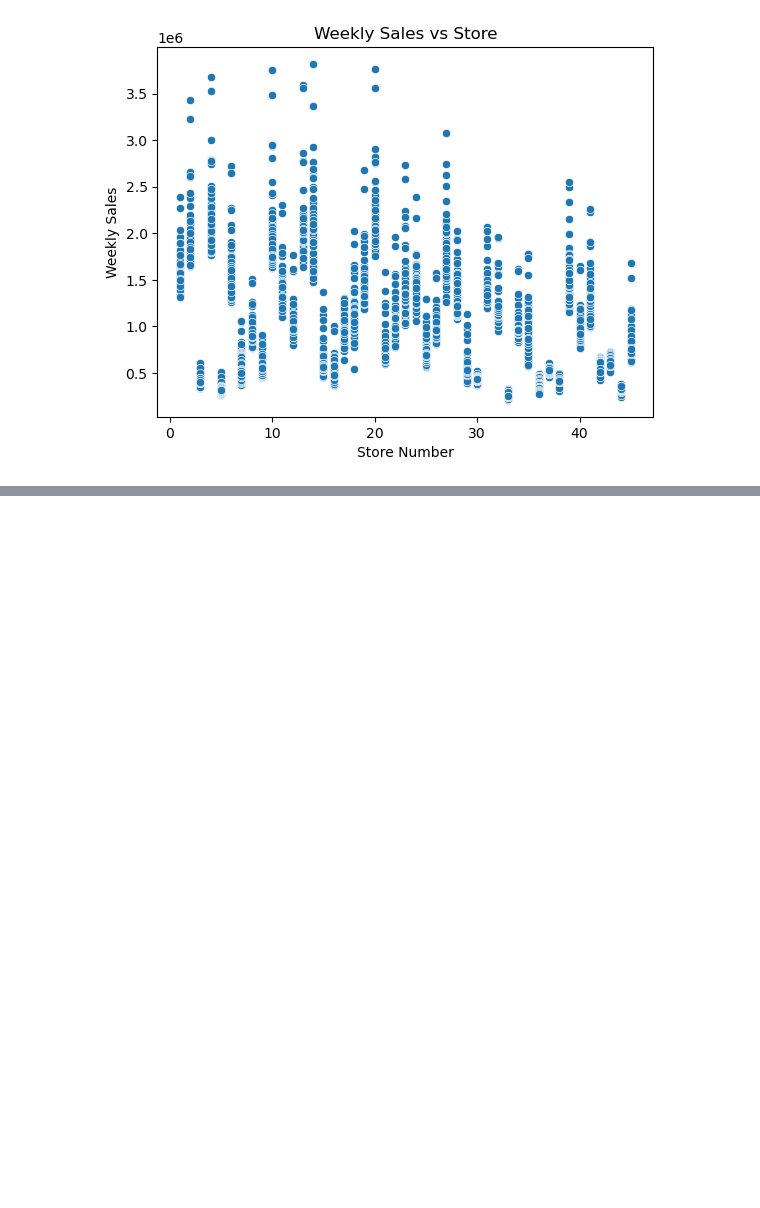
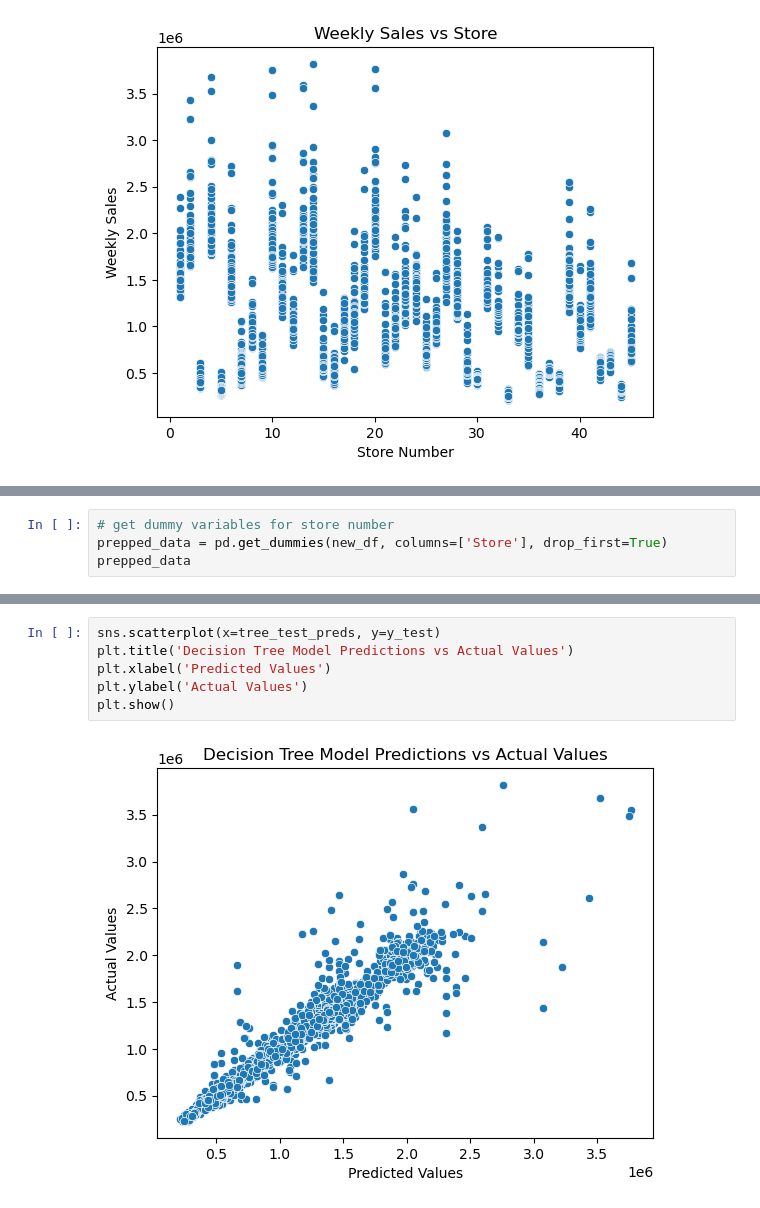
Before and after one commit to anthonyvictorio/walmart-sales-data-project, a Jupyter notebook: Walmart_Sales_Data_Project.ipynb, the cells around one changed output, grey strips where cells are left out. Cells and saved outputs as stored; diff of their text form; blank space fills up the shorter version.

```diff
--- a/Walmart_Sales_Data_Project.ipynb
+++ b/Walmart_Sales_Data_Project.ipynb
@@ -185,0 +212,4 @@ plt.show()
+# %%
+# get dummy variables for store number
+prepped_data = pd.get_dummies(new_df, columns=['Store'], drop_first=True)
+prepped_data
@@ -185,0 +509,8 @@ plt.show()
+# %%
+sns.scatterplot(x=tree_test_preds, y=y_test)
+plt.title('Decision Tree Model Predictions vs Actual Values')
+plt.xlabel('Predicted Values')
+plt.ylabel('Actual Values')
+plt.show()
+# %% [output]
+[figure, added]
```
Also changed, not shown: parts of 22 cells of this notebook.
